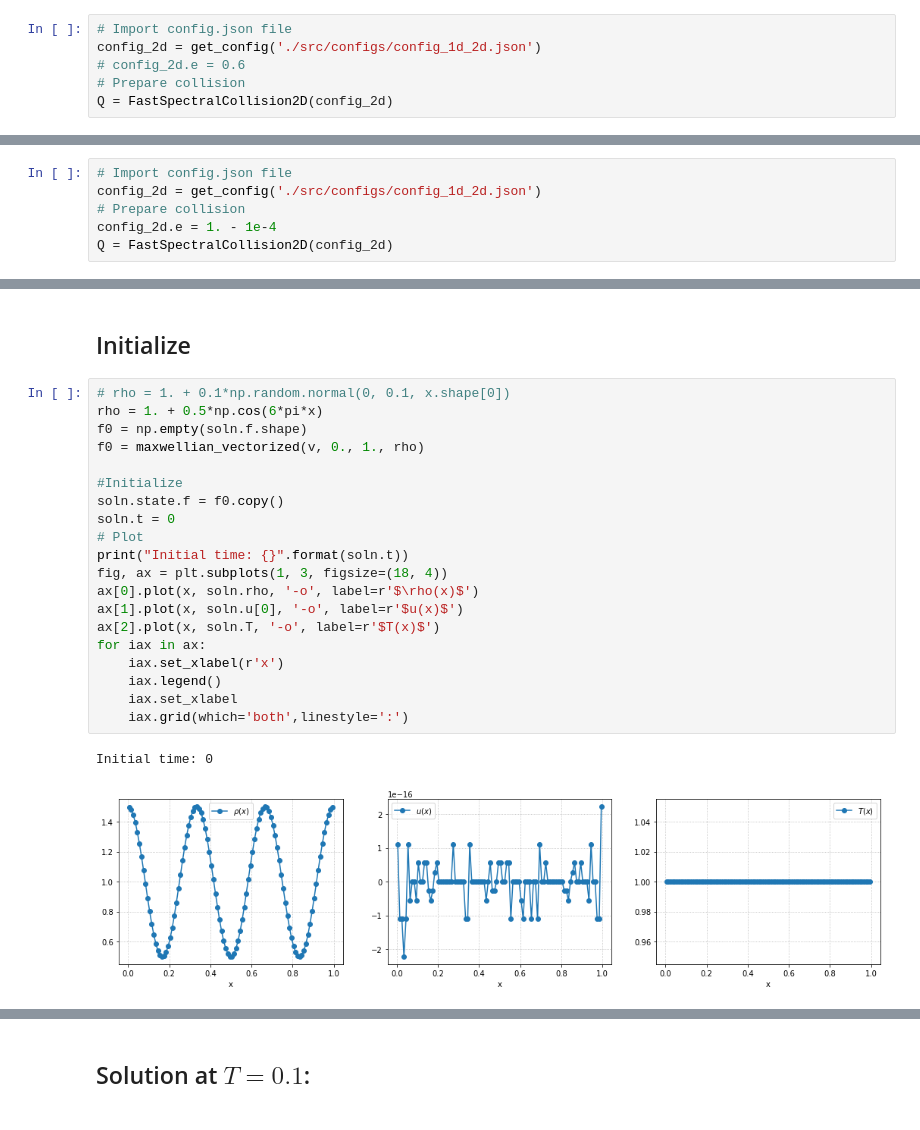
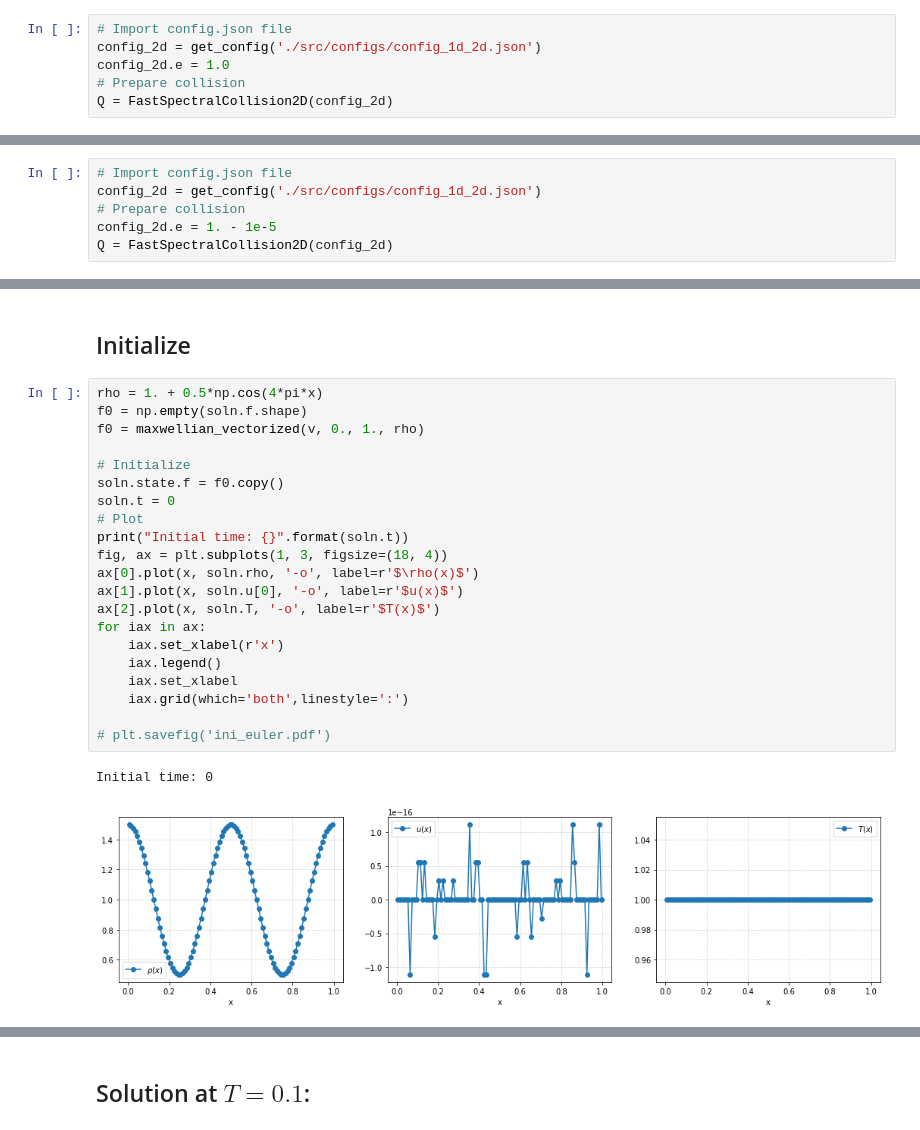
Before and after one commit to Mayuyu/proj-int-inelastic, a Jupyter notebook: main_test.ipynb, the cells around one changed output, grey strips where cells are left out. Cells and saved outputs as stored; diff of their text form.

```diff
--- a/main_test.ipynb
+++ b/main_test.ipynb
@@ -199,7 +179,7 @@ def maxwellian_vectorized(v, u, T, rho):
 # %%
 # Import config.json file
 config_2d = get_config('./src/configs/config_1d_2d.json')
-# config_2d.e = 0.6
+config_2d.e = 1.0
 # Prepare collision
 Q = FastSpectralCollision2D(config_2d)
 # %%
@@ -317,7 +304,7 @@ def maxwellian_vectorized(v, u, T, rho):
 # Import config.json file
 config_2d = get_config('./src/configs/config_1d_2d.json')
 # Prepare collision
-config_2d.e = 1. - 1e-4
+config_2d.e = 1. - 1e-5
 Q = FastSpectralCollision2D(config_2d)
 # %%
 soln = Solution(config_2d)
@@ -326,28 +313,29 @@ x, v = x[:,0,0], v[0,:,0]
 # %% [markdown]
 ## Initialize
 # %%
-# rho = 1. + 0.1*np.random.normal(0, 0.1, x.shape[0])
-rho = 1. + 0.5*np.cos(6*pi*x)
+rho = 1. + 0.5*np.cos(4*pi*x)
 f0 = np.empty(soln.f.shape)
 f0 = maxwellian_vectorized(v, 0., 1., rho)
 
-#Initialize
+# Initialize
 soln.state.f = f0.copy()
 soln.t = 0
 # Plot
 print("Initial time: {}".format(soln.t))
 fig, ax = plt.subplots(1, 3, figsize=(18, 4))
 ax[0].plot(x, soln.rho, '-o', label=r'$\rho(x)$')
 ax[1].plot(x, soln.u[0], '-o', label=r'$u(x)$')
 ax[2].plot(x, soln.T, '-o', label=r'$T(x)$')
 for iax in ax:
     iax.set_xlabel(r'x')
     iax.legend()
     iax.set_xlabel
     iax.grid(which='both',linestyle=':')
+
+# plt.savefig('ini_euler.pdf')
 # %% [output]
 Initial time: 0
-[figure, old version]
+[figure, new version]
 # %%
 solver = BoltzmannSolver1D(1e-5)
 
```
Also changed, not shown: parts of 21 cells of this notebook, 1 other file.
